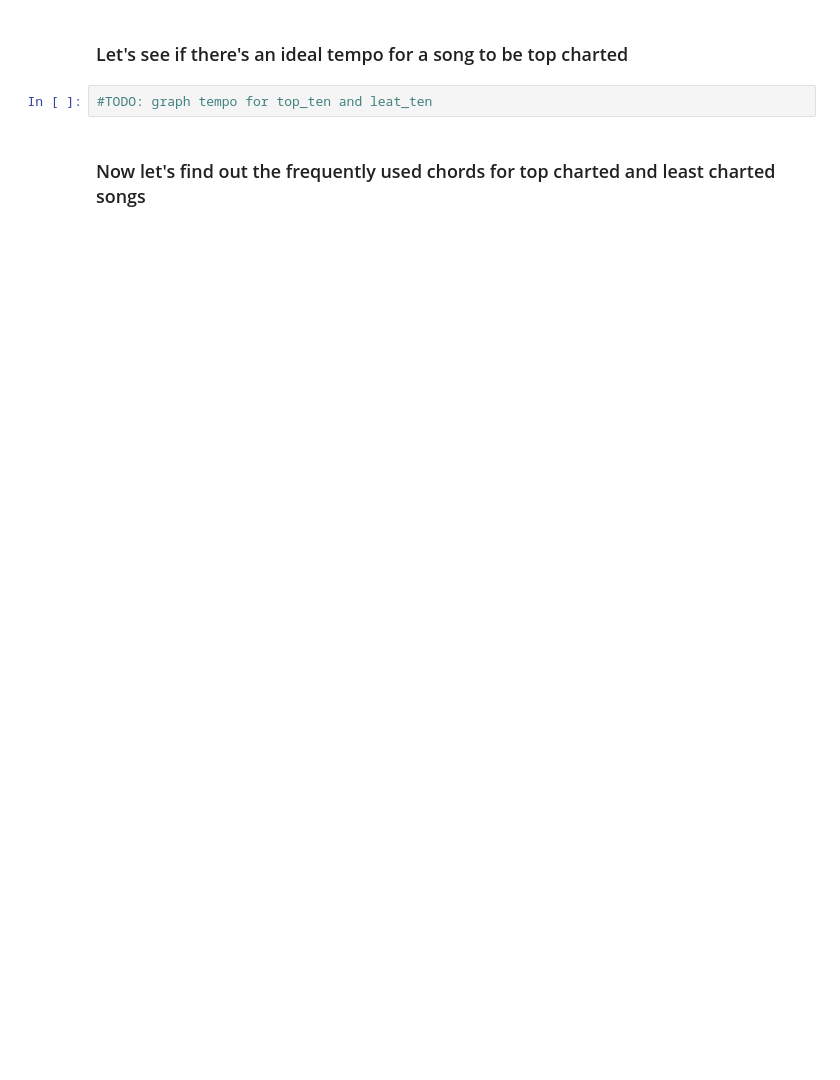
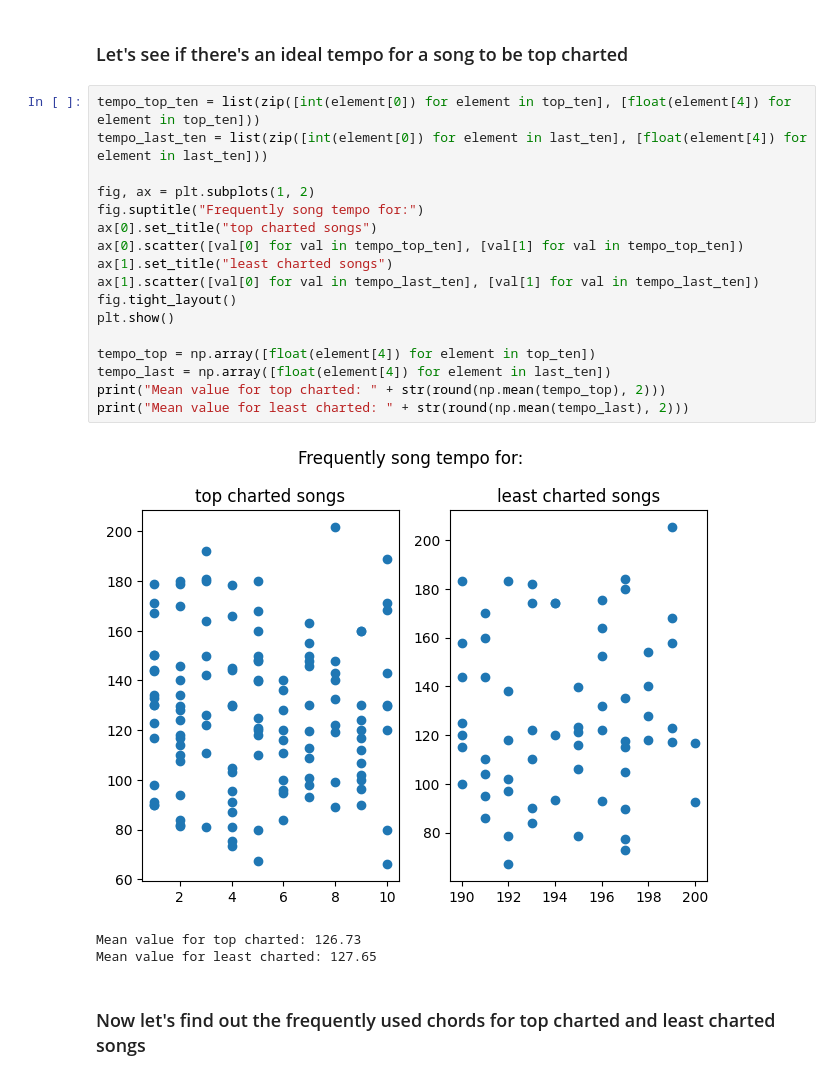
Before and after one commit to emalvaradog/spotify-data-visualization, a Jupyter notebook: visualization.ipynb, the cells around one changed output. Cells and saved outputs as stored; diff of their text form; blank space fills up the shorter version.

```diff
--- a/visualization.ipynb
+++ b/visualization.ipynb
@@ -67,7 +126,26 @@ last_ten = filter_data(data, 200, 190)
 # %% [markdown]
 ### Let's see if there's an ideal tempo for a song to be top charted
-# %%
-#TODO: graph tempo for top_ten and leat_ten
+# %%
+tempo_top_ten = list(zip([int(element[0]) for element in top_ten], [float(element[4]) for element in top_ten]))
+tempo_last_ten = list(zip([int(element[0]) for element in last_ten], [float(element[4]) for element in last_ten]))
+
+fig, ax = plt.subplots(1, 2)
+fig.suptitle("Frequently song tempo for:")
+ax[0].set_title("top charted songs")
+ax[0].scatter([val[0] for val in tempo_top_ten], [val[1] for val in tempo_top_ten])
+ax[1].set_title("least charted songs")
+ax[1].scatter([val[0] for val in tempo_last_ten], [val[1] for val in tempo_last_ten])
+fig.tight_layout()
+plt.show()
+
+tempo_top = np.array([float(element[4]) for element in top_ten])
+tempo_last = np.array([float(element[4]) for element in last_ten])
+print("Mean value for top charted: " + str(round(np.mean(tempo_top), 2)))
+print("Mean value for least charted: " + str(round(np.mean(tempo_last), 2)))
+# %% [output]
+[figure, added]
+Mean value for top charted: 126.73
+Mean value for least charted: 127.65
 # %% [markdown]
 ### Now let's find out the frequently used chords for top charted and least charted songs
 # %%
```
Also changed, not shown: parts of 11 cells of this notebook.
